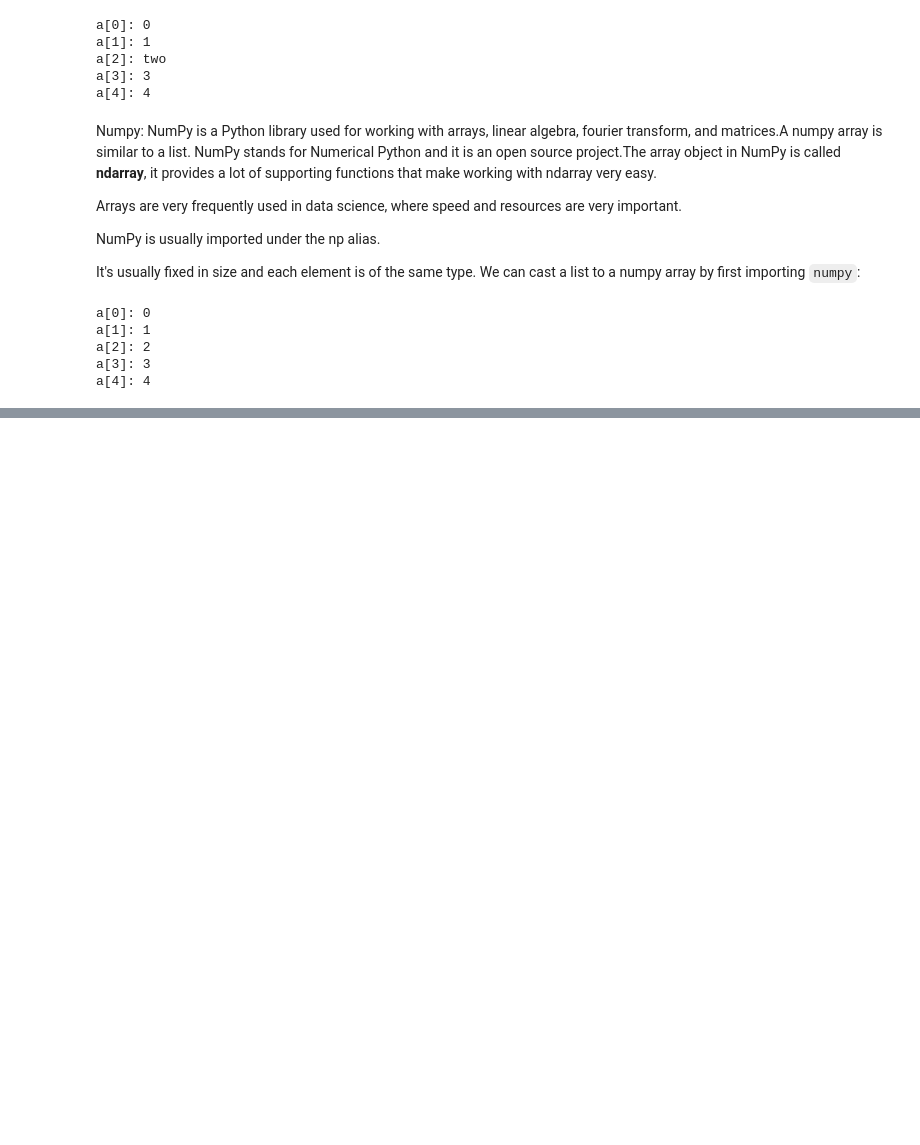
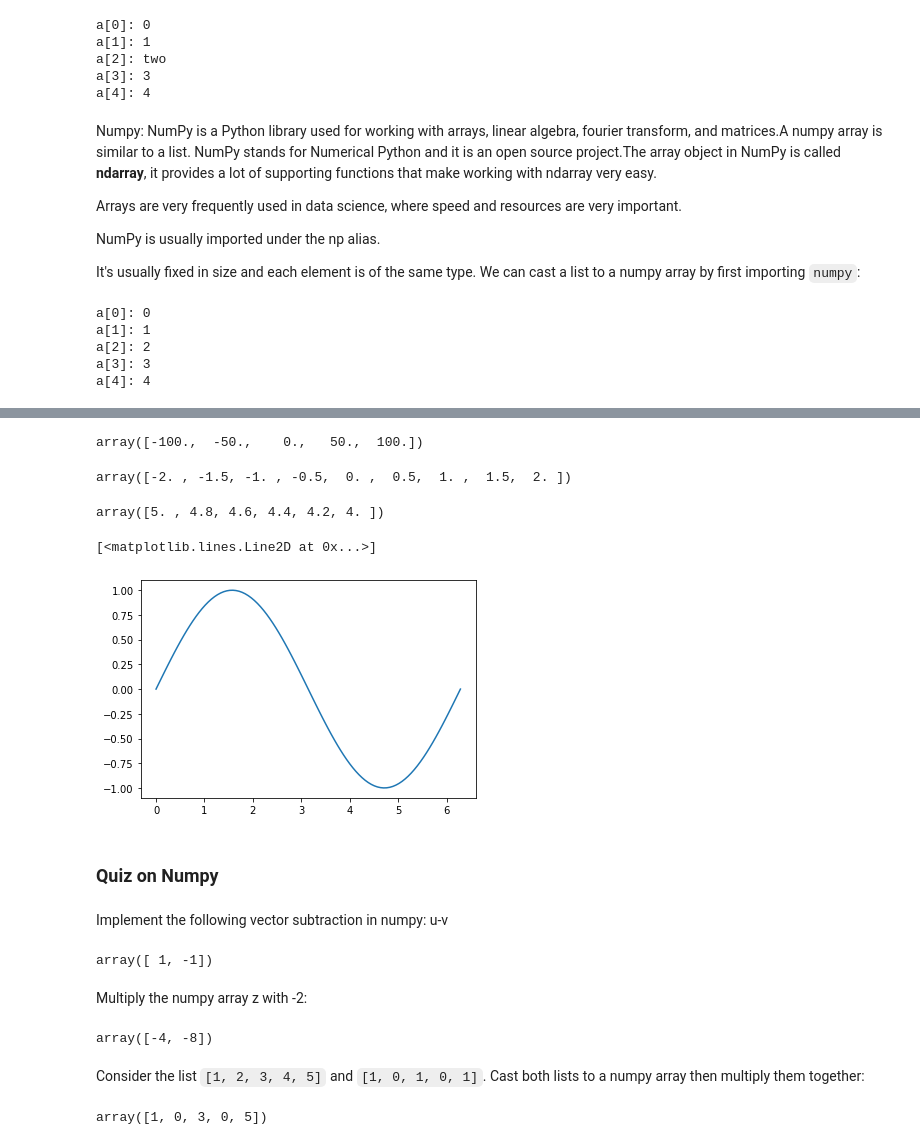
Before and after one commit to PosgradoMNA/actividades-de-aprendizaje-jeesperon, a Jupyter notebook: Semana_3_Módulo5_IBM.ipynb, the cells around one changed output, grey strips where cells are left out. Cells and saved outputs as stored; diff of their text form; code cells hidden in the pictures; blank space fills up the shorter version.

```diff
--- a/Semana_3_Módulo5_IBM.ipynb
+++ b/Semana_3_Módulo5_IBM.ipynb
@@ -49,0 +332,59 @@ a[4]: 4
+# %%
+# Makeup a numpy array within [-2, 2] and 5 elements
+
+np.linspace(-100, 100, 5)
+# %% [output]
+array([-100.,  -50.,    0.,   50.,  100.])
+# %%
+# Make a numpy array within [-2, 2] and 9 elements
+
+np.linspace(-2, 2, num=9)
+# %% [output]
+array([-2. , -1.5, -1. , -0.5,  0. ,  0.5,  1. ,  1.5,  2. ])
+# %%
+# Enter your code here
+six = np.linspace(5,4,6)
+six
+# %% [output]
+array([5. , 4.8, 4.6, 4.4, 4.2, 4. ])
+# %%
+# Make a numpy array within [0, 2π] and 100 elements
+import matplotlib.pyplot as plt
+x = np.linspace(0, 2*np.pi, num=100)
+y = np.sin(x)
+plt.plot(x, y)
+# %% [output]
+[<matplotlib.lines.Line2D at 0x...>]
+[figure, added]
+# %% [markdown]
+### Quiz on Numpy
+# %% [markdown]
+Implement the following vector subtraction in numpy: u-v
+# %%
+# Write your code below and press Shift+Enter to execute
+
+u = np.array([1, 0])
+v = np.array([0, 1])
+w = np.subtract(u,v)
+w
+# %% [output]
+array([ 1, -1])
+# %% [markdown]
+Multiply the numpy array z with -2:
+# %%
+# Write your code below and press Shift+Enter to execute
+
+z = np.array([2, 4])
+z*-2
+# %% [output]
+array([-4, -8])
+# %% [markdown]
+Consider the list <code>\[1, 2, 3, 4, 5]</code> and <code>\[1, 0, 1, 0, 1]</code>. Cast both lists to a numpy array then multiply them together:
+# %%
+# Write your code below and press Shift+Enter to execute
+arr1 = np.array([1, 2, 3, 4, 5])
+arr2 = np.array([1,0,1,0,1])
+arr3 = np.multiply(arr1,arr2)
+arr3
+# %% [output]
+array([1, 0, 3, 0, 5])
```
Also changed, not shown: parts of 56 cells of this notebook.
